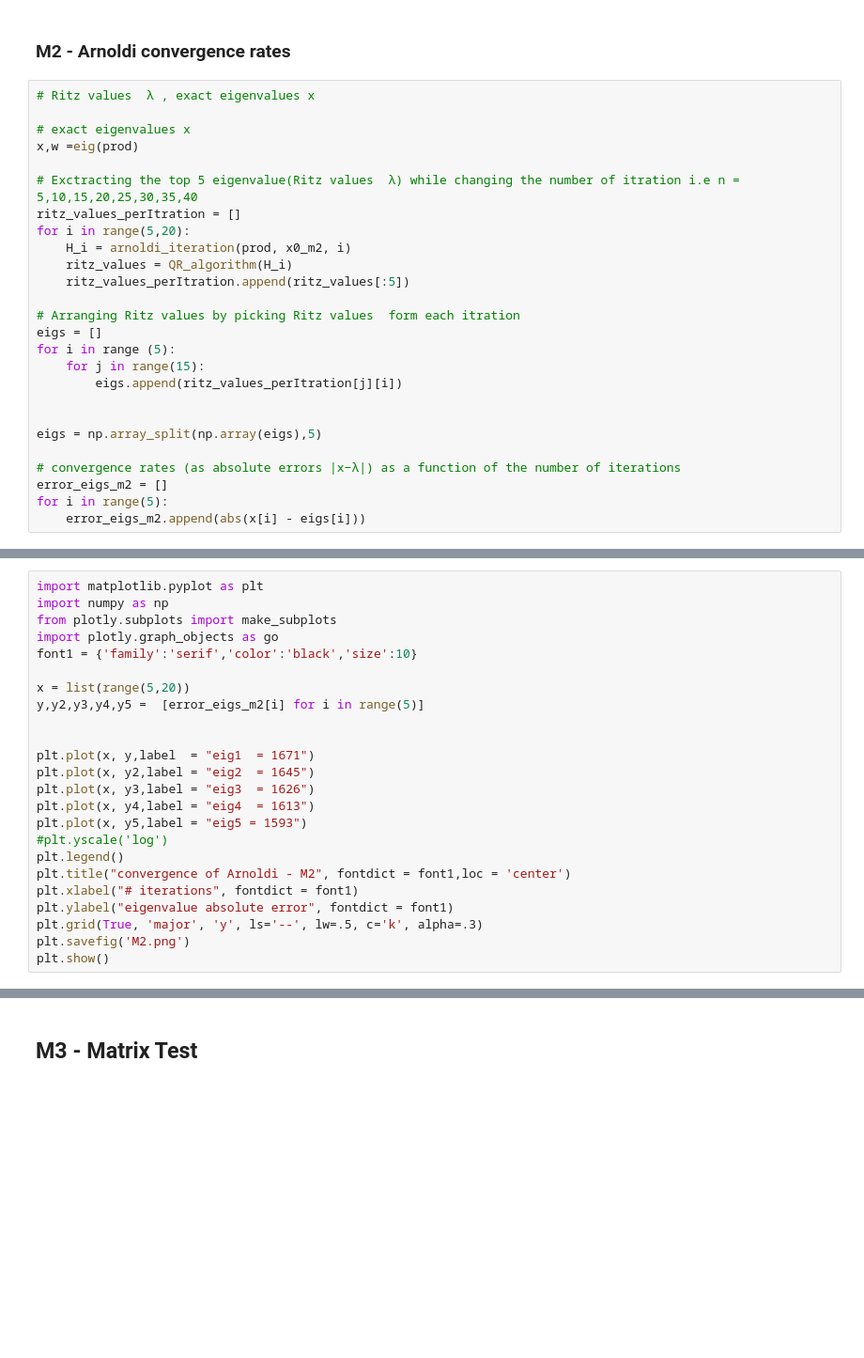
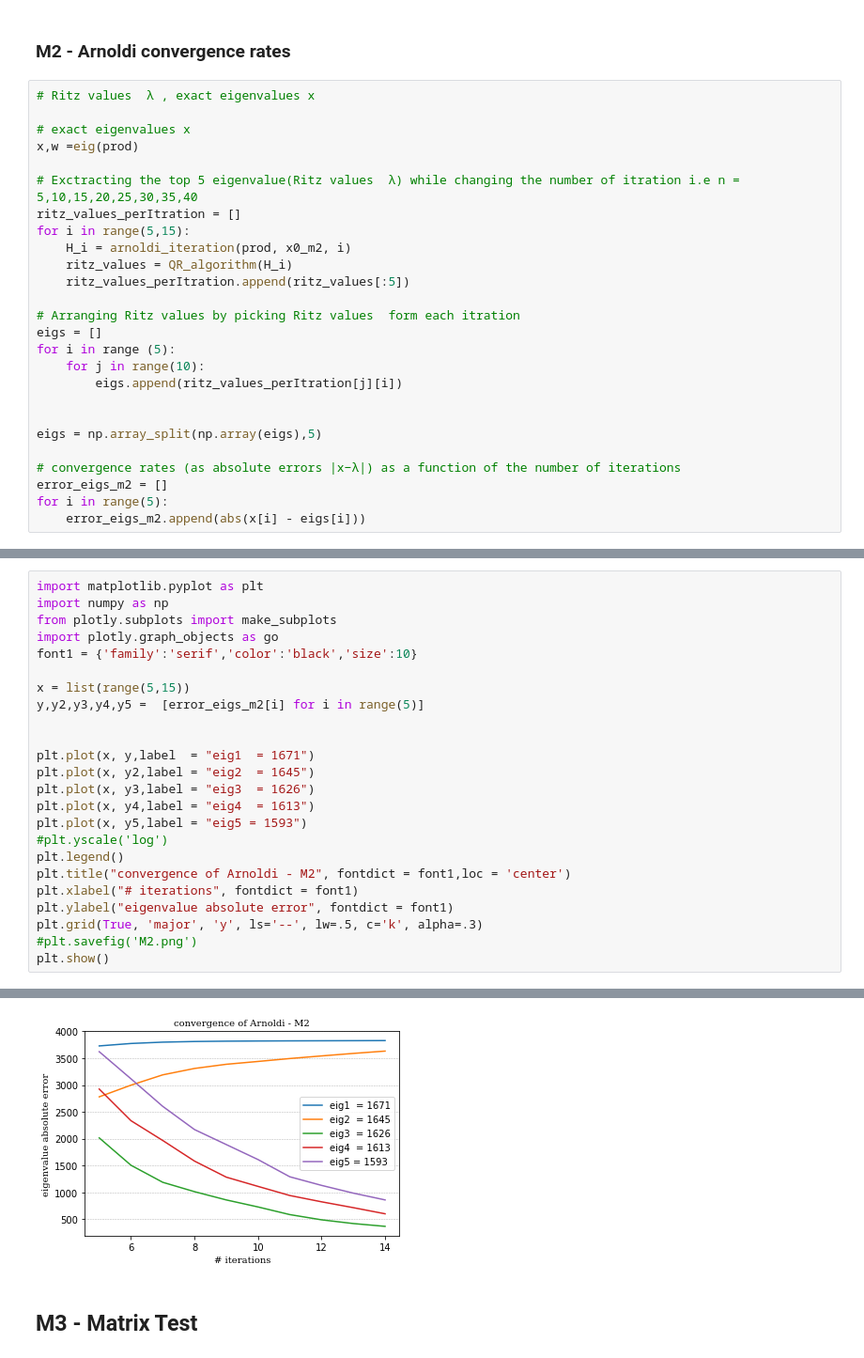
Before and after one commit to joetelila/CM-2Norm_matrix_problem, a Jupyter notebook: Arnoldi/arnoldi_test.ipynb, the cells around one changed output, grey strips where cells are left out. Shown at 94% size. Drawn from its saved outputs; the diff is of its cells as text; blank space fills up the shorter version.

```diff
--- a/Arnoldi/arnoldi_test.ipynb
+++ b/Arnoldi/arnoldi_test.ipynb
@@ -168,7 +176,7 @@ x,w =eig(prod)
 
 # Exctracting the top 5 eigenvalue(Ritz values  λ) while changing the number of itration i.e n = 5,10,15,20,25,30,35,40
 ritz_values_perItration = []
-for i in range(5,20):
+for i in range(5,15):
     H_i = arnoldi_iteration(prod, x0_m2, i)
     ritz_values = QR_algorithm(H_i)
     ritz_values_perItration.append(ritz_values[:5])
@@ -176,7 +184,7 @@ for i in range(5,20):
 # Arranging Ritz values by picking Ritz values  form each itration
 eigs = []
 for i in range (5):
-    for j in range(15):
+    for j in range(10):
         eigs.append(ritz_values_perItration[j][i])
 
 
@@ -195,7 +201,7 @@ from plotly.subplots import make_subplots
 import plotly.graph_objects as go
 font1 = {'family':'serif','color':'black','size':10}
 
-x = list(range(5,20))
+x = list(range(5,15))
 y,y2,y3,y4,y5 =  [error_eigs_m2[i] for i in range(5)]
 
 
@@ -210,6 +216,6 @@ plt.title("convergence of Arnoldi - M2", fontdict = font1,loc = 'center')
 plt.xlabel("# iterations", fontdict = font1)
 plt.ylabel("eigenvalue absolute error", fontdict = font1)
 plt.grid(True, 'major', 'y', ls='--', lw=.5, c='k', alpha=.3)
-plt.savefig('M2.png')
+#plt.savefig('M2.png')
 plt.show()
 # %% [output]
@@ -217,3 +222,4 @@ NameError: name 'error_eigs_m2' is not defined
+[figure, added]
 # %% [markdown]
 ## M3 - Matrix Test
 # %%
```
Also changed, not shown: parts of 16 cells of this notebook, 11 other files.
